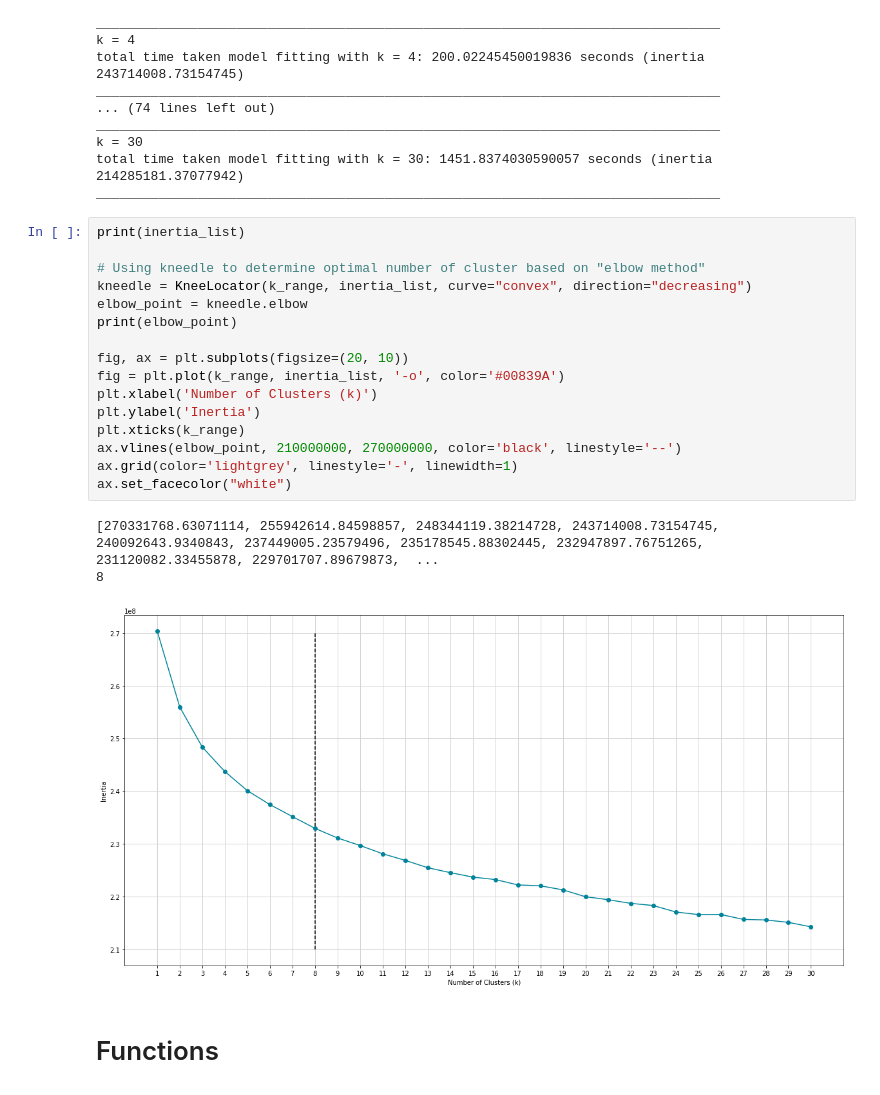
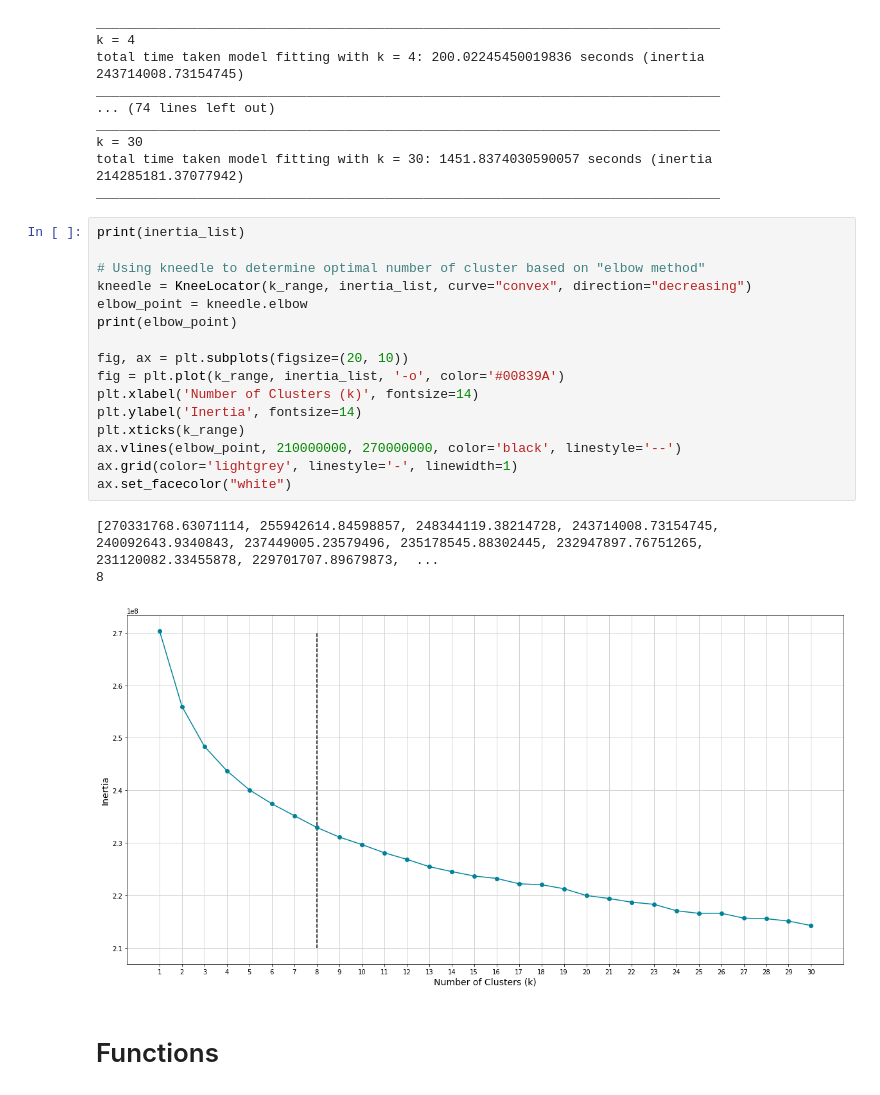
Before and after one commit to TobiPrae/customer_segmentation, a Jupyter notebook: CustomerSegmentation.ipynb, the cells around one changed output. Saved outputs shown, nothing was run; the diff lists cells and outputs as text.

```diff
--- a/CustomerSegmentation.ipynb
+++ b/CustomerSegmentation.ipynb
@@ -494,23 +494,23 @@ ________________________________________________________________________________
 # %%
 print(inertia_list)
 
 # Using kneedle to determine optimal number of cluster based on "elbow method"
 kneedle = KneeLocator(k_range, inertia_list, curve="convex", direction="decreasing")
 elbow_point = kneedle.elbow
 print(elbow_point)
 
 fig, ax = plt.subplots(figsize=(20, 10))
 fig = plt.plot(k_range, inertia_list, '-o', color='#00839A')
-plt.xlabel('Number of Clusters (k)')
-plt.ylabel('Inertia')
+plt.xlabel('Number of Clusters (k)', fontsize=14)
+plt.ylabel('Inertia', fontsize=14)
 plt.xticks(k_range)
 ax.vlines(elbow_point, 210000000, 270000000, color='black', linestyle='--')
 ax.grid(color='lightgrey', linestyle='-', linewidth=1)
 ax.set_facecolor("white")
 # %% [output]
 [270331768.63071114, 255942614.84598857, 248344119.38214728, 243714008.73154745, 240092643.9340843, 237449005.23579496, 235178545.88302445, 232947897.76751265, 231120082.33455878, 229701707.89679873,  ...
 8
-[figure, old version]
+[figure, new version]
 # %% [markdown]
 # Functions
 # %%
```
